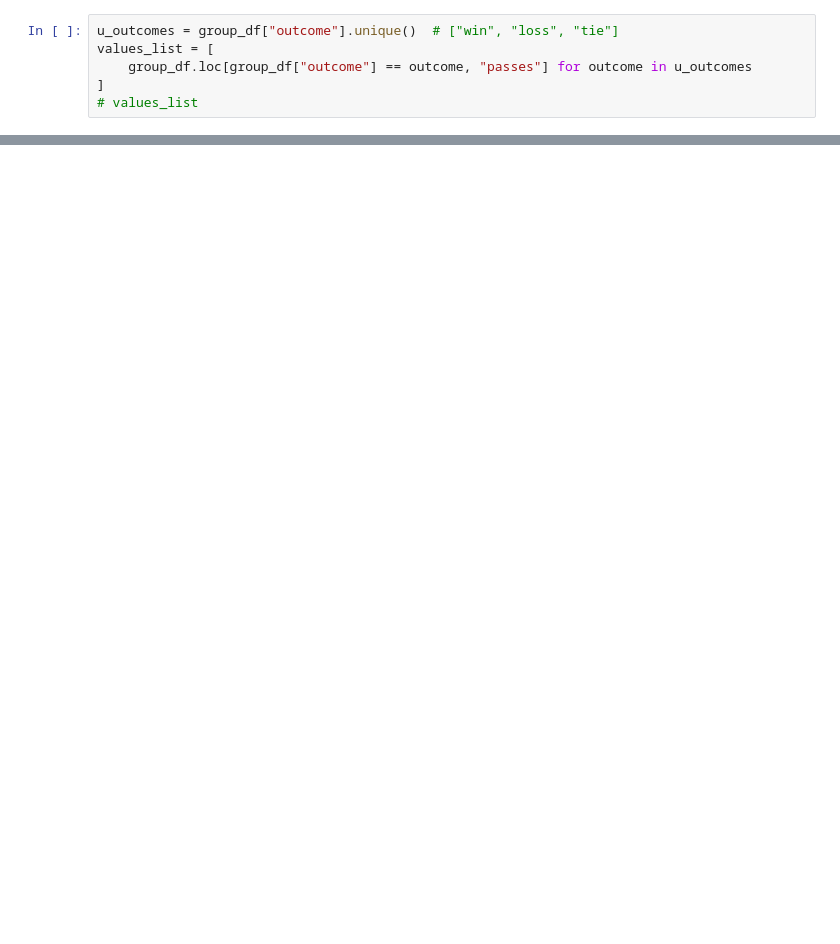
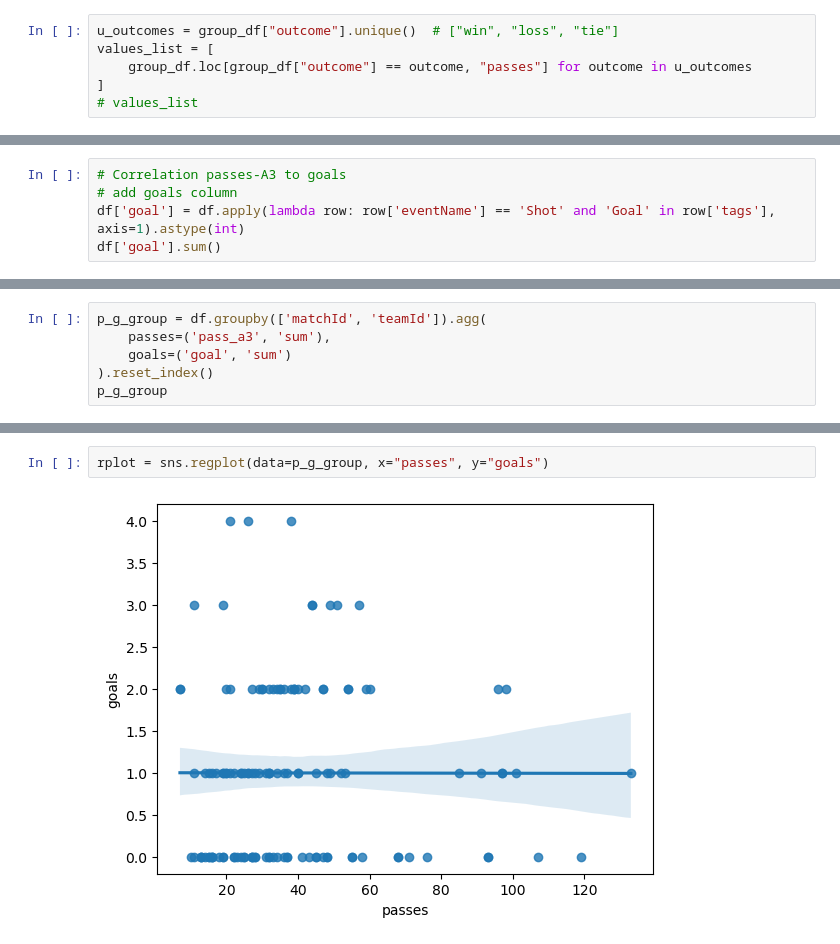
Before and after one commit to nkmwicz/python-classwork2025f, a Jupyter notebook: 13.2-c2n-cont.ipynb, the cells around one changed output, grey strips where cells are left out. Cells and saved outputs as stored; diff of their text form; blank space fills up the shorter version.

```diff
--- a/13.2-c2n-cont.ipynb
+++ b/13.2-c2n-cont.ipynb
@@ -113,0 +117,5 @@ f=0.41, p=0.67
+# %%
+# Correlation passes-A3 to goals
+# add goals column
+df['goal'] = df.apply(lambda row: row['eventName'] == 'Shot' and 'Goal' in row['tags'], axis=1).astype(int)
+df['goal'].sum()
@@ -113,0 +145,6 @@ f=0.41, p=0.67
+# %%
+p_g_group = df.groupby(['matchId', 'teamId']).agg(
+    passes=('pass_a3', 'sum'),
+    goals=('goal', 'sum')
+).reset_index()
+p_g_group
@@ -113,0 +165,4 @@ f=0.41, p=0.67
+# %%
+rplot = sns.regplot(data=p_g_group, x="passes", y="goals")
+# %% [output]
+[figure, added]
```
Also changed, not shown: parts of 13 cells of this notebook.
